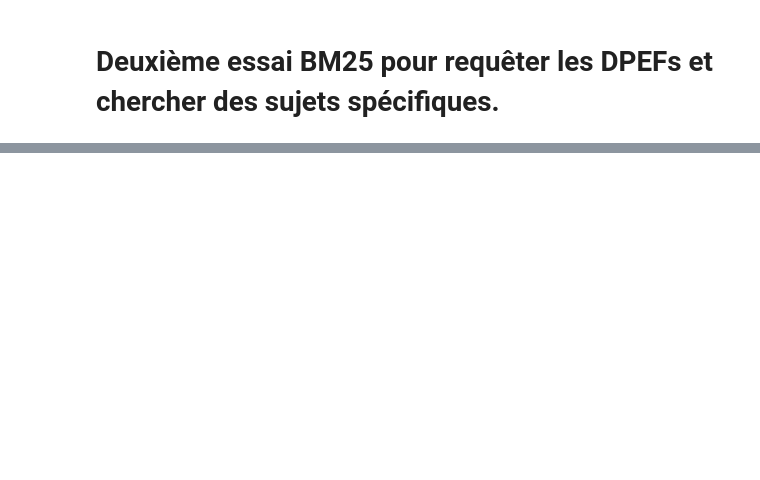
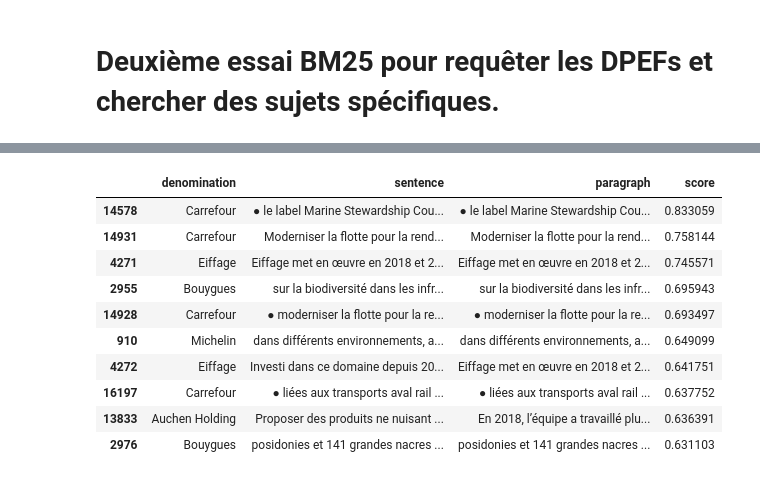
Before and after one commit to dataforgoodfr/batch7_rse, a Jupyter notebook: src/data_exploration/Analysis - BM25 Querier V3 with embeddings.ipynb, the cells around one changed output, grey strips where cells are left out. Saved outputs shown, nothing was run; the diff lists cells and outputs as text; code cells hidden in the pictures; blank space fills up the shorter version.

Commit message:
BM25+Word2Vec embeddings and brute-force indexation of 19k sentences

```diff
--- a/src/data_exploration/Analysis - BM25 Querier V3 with embeddings.ipynb
+++ b/src/data_exploration/Analysis - BM25 Querier V3 with embeddings.ipynb
@@ -60,0 +39,6 @@ df.loc[indexes, ["denomination","sentence"]]
+# %%
+# instantiate the bm25 scorer using only words and not punctuation # <1min for 19k sentences
+documents_words = []
+for doc in nlp.pipe(documents, disable=["parser","ner"]):
+    documents_words.append([token.text for token in doc if token.pos_!="PUNCT"])
+bm25 = scoring.Scoring.create("bm25")
@@ -60,0 +47,24 @@ df.loc[indexes, ["denomination","sentence"]]
+# %%
+# Add custom calculation of sentence weight
+# Improvement: removal of rare words, etc.
+# Improvement: add LSA model to reduce noise in embeddings...
+def overwrite_vector_with_weights(doc, scorer=bm25):
+    " Score each non-punctuation token from spacy doc, and overwrite the vector representation using BM25 weights"
+    word_tokens = [token.text for token in doc if token.pos_ != "PUNCT"]
+    word_vectors = [token.vector for token in doc if token.pos_ != "PUNCT"]
+    weights = bm25.weights(word_tokens)
+    doc.vector = np.average(word_vectors, weights=np.array(weights, dtype=np.float32),axis=0)
+    return doc
+if "overwrite_vector_with_weights" in nlp.pipeline:
+    nlp.replace_pipe("overwrite_vector_with_weights", overwrite_vector_with_weights)
+else:
+    nlp.add_pipe(overwrite_vector_with_weights)
+# %%
+# transform all documents and overwrite their vector using BM25 weights
+documents = list(nlp.pipe(documents)) # else only done once
+# %%
+new_doc = nlp('préservation biodiversité marine')
+N_TO_RETRIEVE = 10
+similarities = np.array([new_doc.similarity(doc) for doc in documents])
+best_matches = np.argsort(-similarities)[:10] # top n
+best_matches, similarities[best_matches]
@@ -60,0 +90,16 @@ df.loc[indexes, ["denomination","sentence"]]
+# %%
+best_df = df.loc[best_matches]
+best_df["score"] = similarities[best_matches]
+best_df[["denomination", "sentence", "paragraph", "score"]]
+# %% [output]
+|  | denomination | sentence | paragraph | score |
+| 14578 | Carrefour | ● le label Marine Stewardship Cou... | ● le label Marine Stewardship Cou... | 0.833059 |
+| 14931 | Carrefour | Moderniser la flotte pour la rend... | Moderniser la flotte pour la rend... | 0.758144 |
+| 4271 | Eiffage | Eiffage met en œuvre en 2018 et 2... | Eiffage met en œuvre en 2018 et 2... | 0.745571 |
+| 2955 | Bouygues | sur la biodiversité dans les infr... | sur la biodiversité dans les infr... | 0.695943 |
+| 14928 | Carrefour | ● moderniser la flotte pour la re... | ● moderniser la flotte pour la re... | 0.693497 |
+| 910 | Michelin | dans différents environnements, a... | dans différents environnements, a... | 0.649099 |
+| 4272 | Eiffage | Investi dans ce domaine depuis 20... | Eiffage met en œuvre en 2018 et 2... | 0.641751 |
+| 16197 | Carrefour | ● liées aux transports aval rail ... | ● liées aux transports aval rail ... | 0.637752 |
+| 13833 | Auchen Holding | Proposer des produits ne nuisant ... | En 2018, l’équipe a travaillé plu... | 0.636391 |
+| 2976 | Bouygues | posidonies et 141 grandes nacres ... | posidonies et 141 grandes nacres ... | 0.631103 |
```
Also changed, not shown: parts of 10 cells of this notebook, 2 other files.
